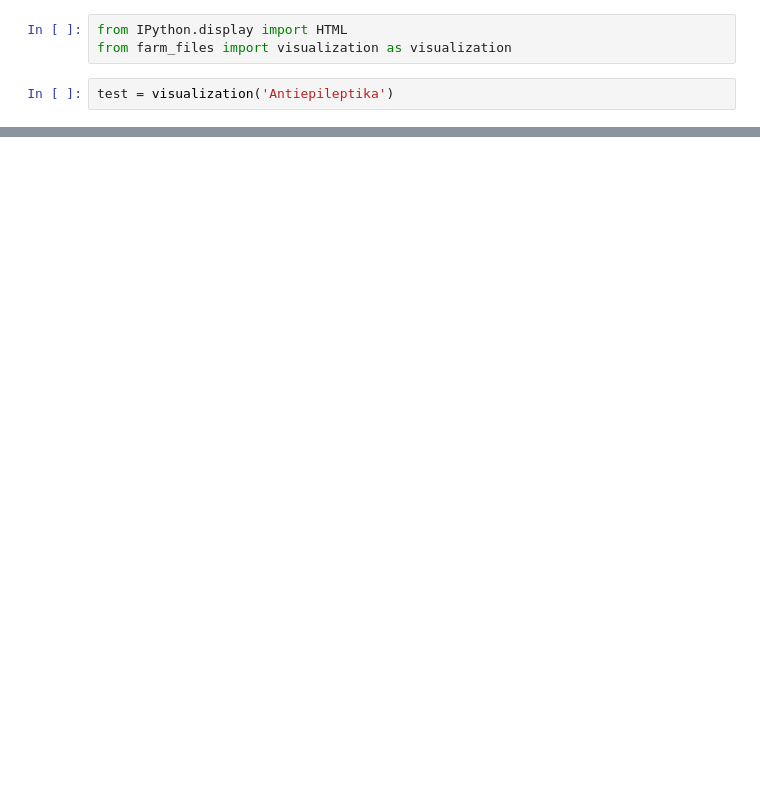
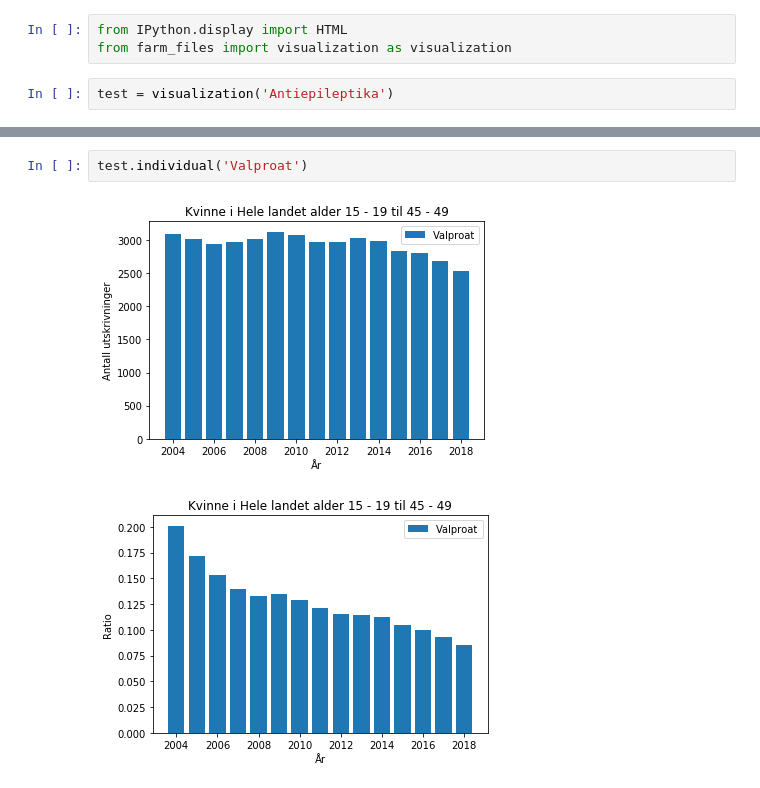
Before and after one commit to JonOttesen/summer_project, a Jupyter notebook: Untitled.ipynb, the cells around one changed output, grey strips where cells are left out. Drawn from its saved outputs; the diff is of its cells as text; blank space fills up the shorter version.

```diff
--- a/Untitled.ipynb
+++ b/Untitled.ipynb
@@ -5,0 +10,5 @@ test = visualization('Antiepileptika')
+# %%
+test.individual('Valproat')
+# %% [output]
+[figure, added]
+[figure, added]
```
Also changed, not shown: parts of 10 cells of this notebook, 1 other file.
